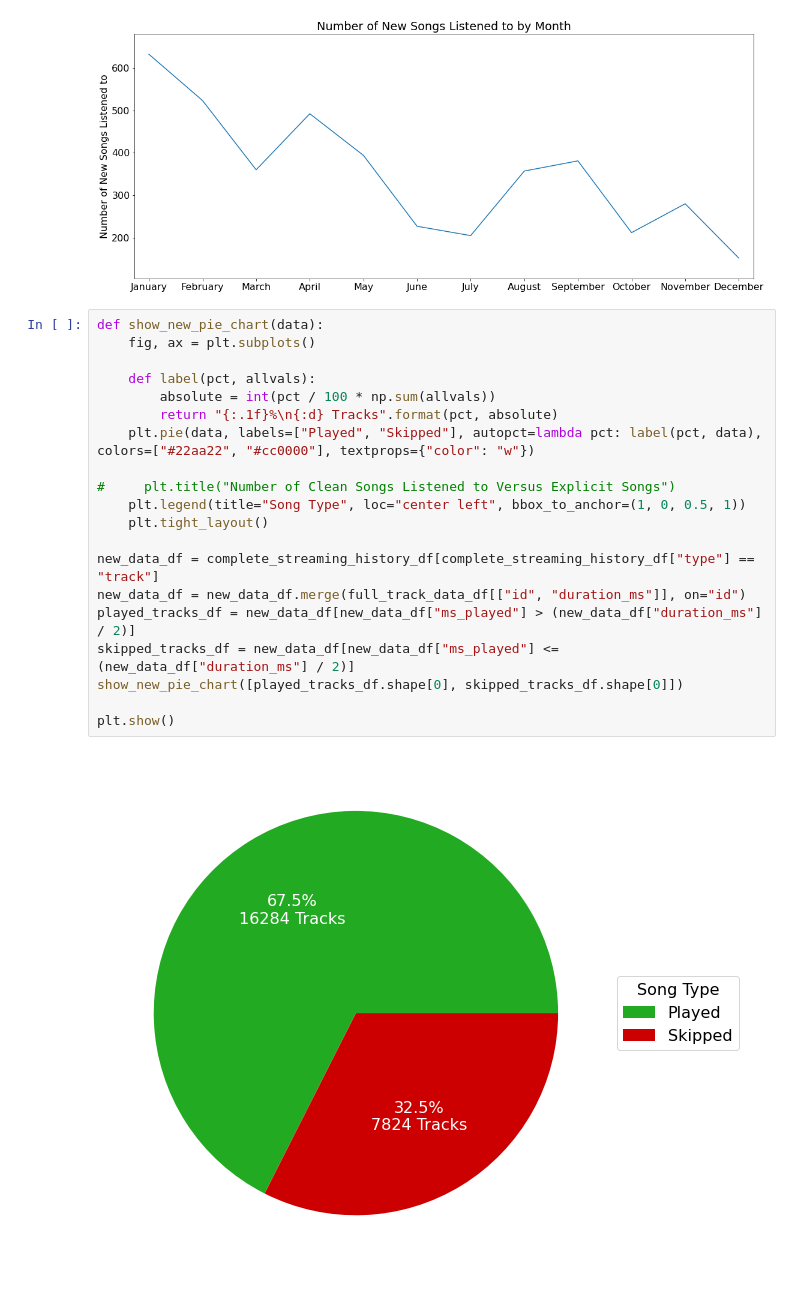
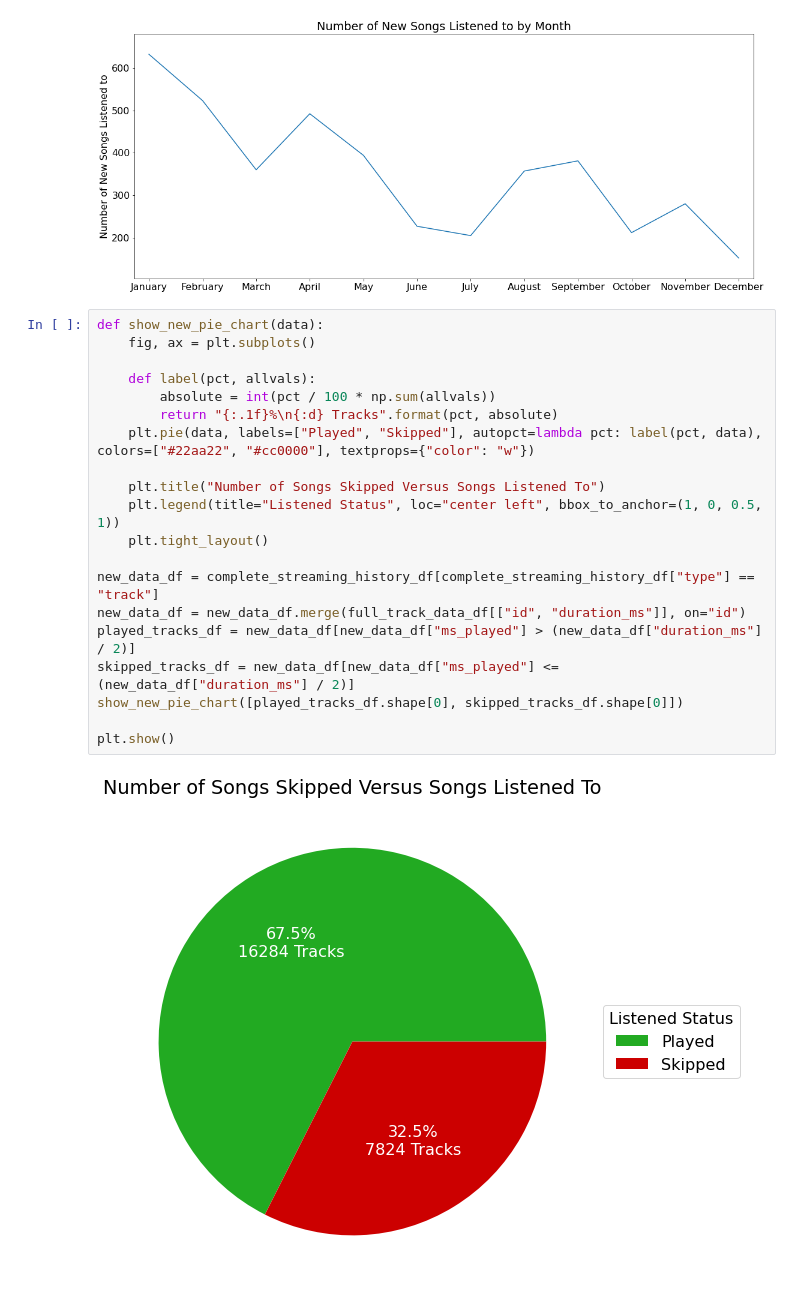
Before and after one commit to justinro-underscore/SpotifyDataAnalysis, a Jupyter notebook: SpotifyDataAnalysis.ipynb, the cells around one changed output. Cells and saved outputs as stored; diff of their text form.

Commit message:
Updates the data analysis with more graphs and makes it less vulnerable to missing data

```diff
--- a/SpotifyDataAnalysis.ipynb
+++ b/SpotifyDataAnalysis.ipynb
@@ -599,22 +705,22 @@ show_new_plays_by_month(data)
 # %%
 def show_new_pie_chart(data):
     fig, ax = plt.subplots()
 
     def label(pct, allvals):
         absolute = int(pct / 100 * np.sum(allvals))
         return "{:.1f}%\n{:d} Tracks".format(pct, absolute)
     plt.pie(data, labels=["Played", "Skipped"], autopct=lambda pct: label(pct, data), colors=["#22aa22", "#cc0000"], textprops={"color": "w"})
 
-#     plt.title("Number of Clean Songs Listened to Versus Explicit Songs")
-    plt.legend(title="Song Type", loc="center left", bbox_to_anchor=(1, 0, 0.5, 1))
+    plt.title("Number of Songs Skipped Versus Songs Listened To")
+    plt.legend(title="Listened Status", loc="center left", bbox_to_anchor=(1, 0, 0.5, 1))
     plt.tight_layout()
 
 new_data_df = complete_streaming_history_df[complete_streaming_history_df["type"] == "track"]
 new_data_df = new_data_df.merge(full_track_data_df[["id", "duration_ms"]], on="id")
 played_tracks_df = new_data_df[new_data_df["ms_played"] > (new_data_df["duration_ms"] / 2)]
 skipped_tracks_df = new_data_df[new_data_df["ms_played"] <= (new_data_df["duration_ms"] / 2)]
 show_new_pie_chart([played_tracks_df.shape[0], skipped_tracks_df.shape[0]])
 
 plt.show()
 # %% [output]
-[figure, old version]
+[figure, new version]
```
Also changed, not shown: parts of 18 cells of this notebook.
